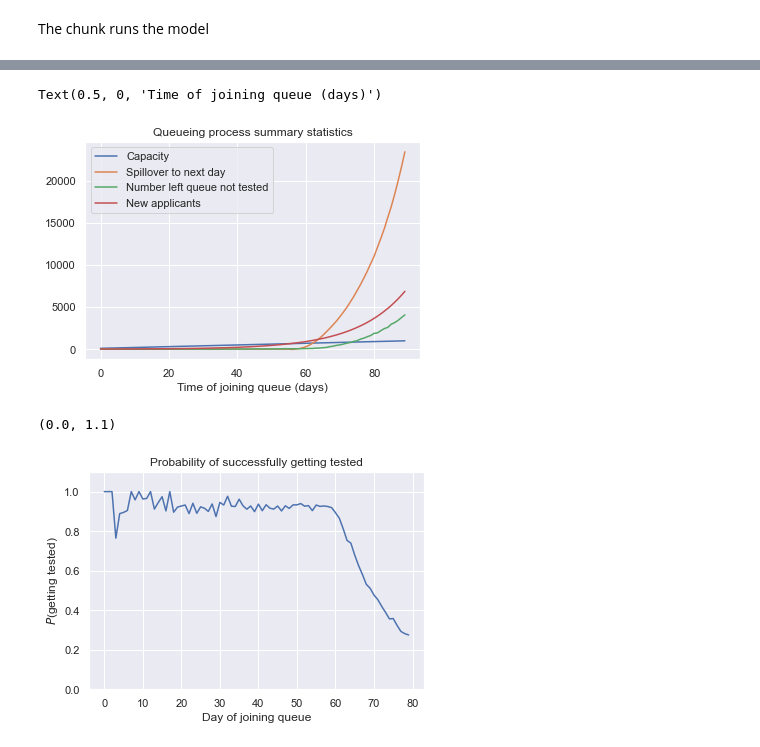
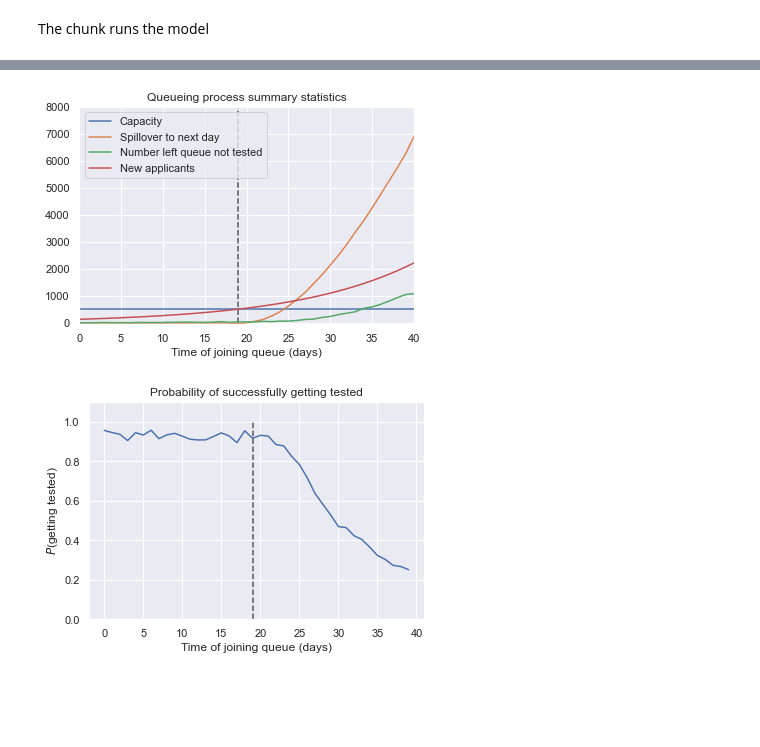
Before and after one commit to martyn1fyles/TestingQueingProcess, a Jupyter notebook: queueing_process/notebook.ipynb, the cells around one changed output, grey strips where cells are left out. Saved outputs shown, nothing was run; the diff lists cells and outputs as text; code cells hidden in the pictures; blank space fills up the shorter version.

```diff
--- a/queueing_process/notebook.ipynb
+++ b/queueing_process/notebook.ipynb
@@ -36,17 +36,18 @@ Text(0.5, 1.0, 'Test processing delay distribution (1000 samples)')
 # Model set up
 # %%
 # Epidemic incidence (equates to demand)
-days_to_simulate = 90
+days_to_simulate = 50
 growth_rate = 0.07
-starting_infections = 200
+starting_infections = 10000
+proportion_of_cases_asking_for_a_test = 0.2
 def incidence(time):
-    incidence_out = starting_infections*(np.exp(growth_rate*time) - np.exp(growth_rate*(time-1)))
+    incidence_out = proportion_of_cases_asking_for_a_test*starting_infections*(np.exp(growth_rate*time) - np.exp(growth_rate*(time-1)))
     return int(round(incidence_out))
 demand = [incidence(time) for time in range(days_to_simulate)]
 
 # Testing capacity
-initial_capacity = 100
-daily_capacity_increase = 10
+initial_capacity = 500
+daily_capacity_increase = 0
 capacity = [initial_capacity + daily_capacity_increase * time for time in range(days_to_simulate)]
 # %% [markdown]
 The next chunk is a little slow because it is responsible for preallocating a lot of memory.
@@ -71,25 +72,32 @@ Wall time: 4.05 sogress: 100%
 # %%
+capacity_hitting_time = np.array(range(0, days_to_simulate))[np.array(demand) > np.array(capacity)].min()
+
 plt.plot('time','capacity', data = my_queue.queue_info)
 #plt.plot('time','capacity_exceeded_by', data = my_queue.queue_info)
 plt.plot('time','spillover_to_next_day', data = my_queue.queue_info)
 plt.plot('time','number_left_queue_not_tested', data = my_queue.queue_info)
 plt.plot('time','new_applicants', data = my_queue.queue_info)
+plt.title('Queueing process summary statistics')
+plt.xlabel('Time of joining queue (days)')
 plt.legend(['Capacity',
             #'Amount capacity exceeded by',
             'Spillover to next day',
             'Number left queue not tested',
-            'New applicants'])
-plt.title('Queueing process summary statistics')
-plt.xlabel('Time of joining queue (days)')
+            'New applicants',
+            'hitting time'])
+plt.xlim(0, days_to_simulate - 10)
+plt.ylim(-50, 8000)
+plt.vlines(x = capacity_hitting_time, ymin = 0, ymax = 8000, linestyle = '--', alpha = 0.7)
+plt.savefig('QueueingProcess.png')
 # %% [output]
-Text(0.5, 0, 'Time of joining queue (days)')
-[figure, old version]
+[figure, new version]
 # %%
 plt.plot([my_queue.get_prob_getting_tested(time) for time in range(days_to_simulate - 10)])
 plt.title('Probability of successfully getting tested')
-plt.xlabel('Day of joining queue')
+plt.xlabel('Time of joining queue (days)')
 plt.ylabel('$P$(getting tested)')
 plt.ylim(0,1.1)
+plt.vlines(x = capacity_hitting_time, ymin = 0, ymax = 1, linestyle = '--', alpha = 0.7)
+plt.savefig('ProbabilityGettingTested.png')
 # %% [output]
-(0.0, 1.1)
-[figure, old version]
+[figure, new version]
```
Also changed, not shown: parts of 7 cells of this notebook, 7 other files.
